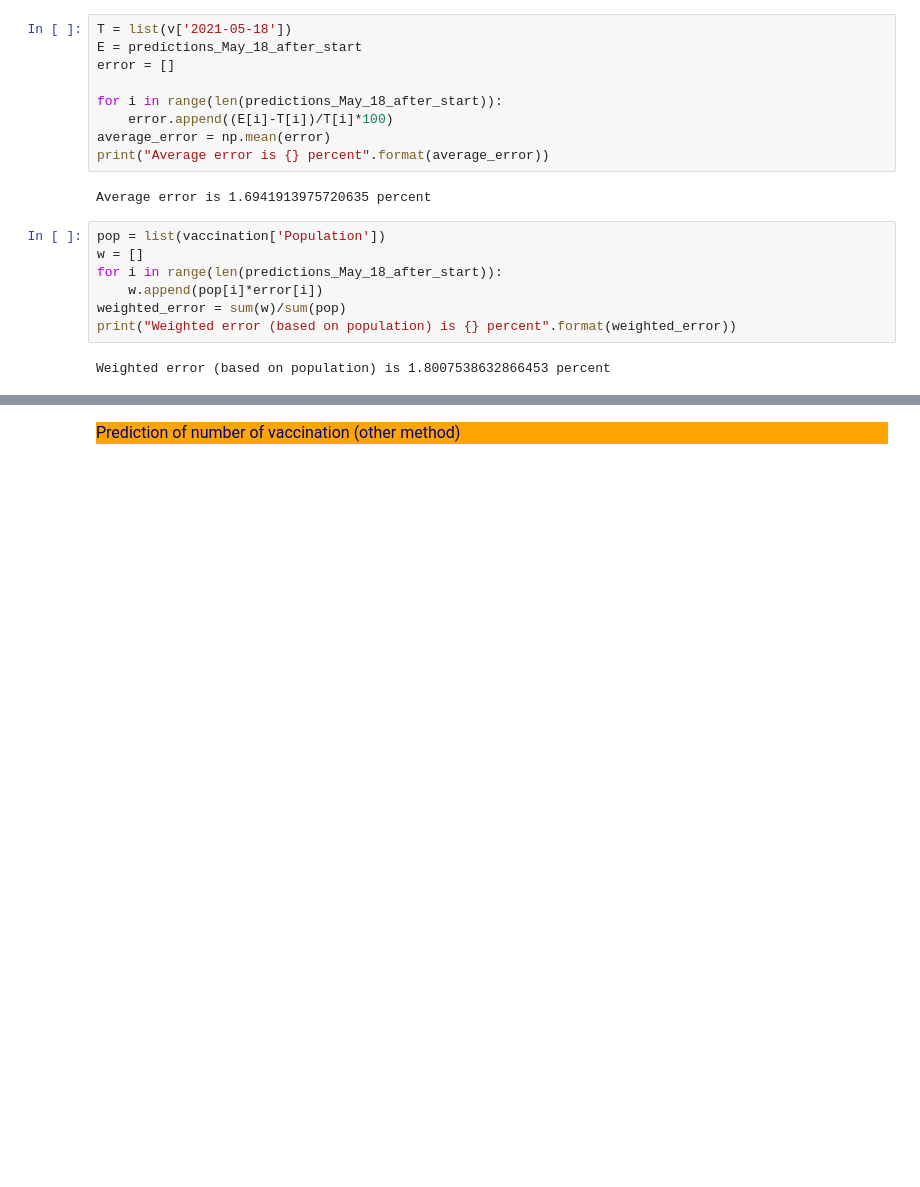
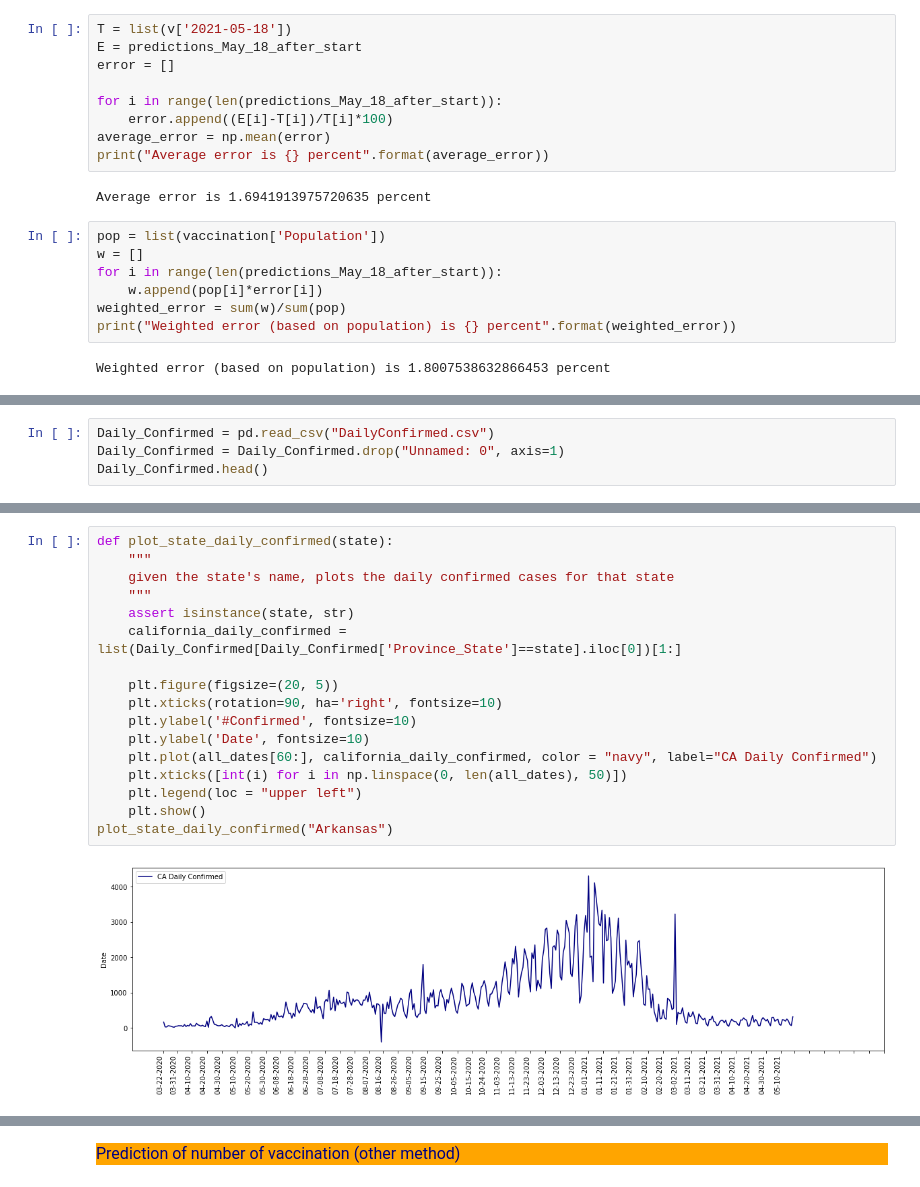
Before and after one commit to samuel-cowin/COVID-19_Analysis, a Jupyter notebook: LSTM/227_LSTM.ipynb, the cells around one changed output, grey strips where cells are left out. Cells and saved outputs as stored; diff of their text form; blank space fills up the shorter version.

```diff
--- a/LSTM/227_LSTM.ipynb
+++ b/LSTM/227_LSTM.ipynb
@@ -414,0 +455,4 @@ Weighted error (based on population) is 1.8007538632866453 percent
+# %%
+Daily_Confirmed = pd.read_csv("DailyConfirmed.csv")
+Daily_Confirmed = Daily_Confirmed.drop("Unnamed: 0", axis=1)
+Daily_Confirmed.head()
@@ -414,0 +467,19 @@ Weighted error (based on population) is 1.8007538632866453 percent
+# %%
+def plot_state_daily_confirmed(state):
+    """
+    given the state's name, plots the daily confirmed cases for that state
+    """
+    assert isinstance(state, str)
+    california_daily_confirmed = list(Daily_Confirmed[Daily_Confirmed['Province_State']==state].iloc[0])[1:]
+
+    plt.figure(figsize=(20, 5))
+    plt.xticks(rotation=90, ha='right', fontsize=10)
+    plt.ylabel('#Confirmed', fontsize=10)
+    plt.ylabel('Date', fontsize=10)
+    plt.plot(all_dates[60:], california_daily_confirmed, color = "navy", label="CA Daily Confirmed")
+    plt.xticks([int(i) for i in np.linspace(0, len(all_dates), 50)])
+    plt.legend(loc = "upper left")
+    plt.show()
+plot_state_daily_confirmed("Arkansas")
+# %% [output]
+[figure, added]
```
Also changed, not shown: parts of 17 cells of this notebook.
